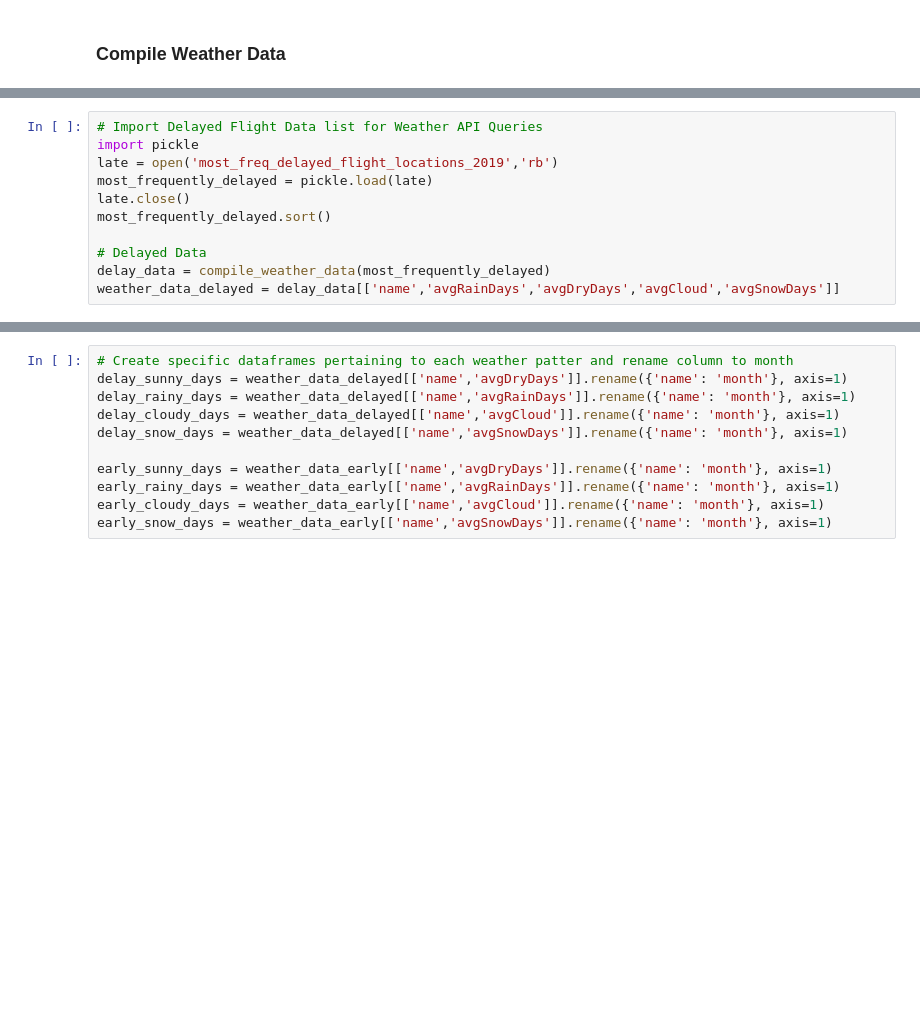
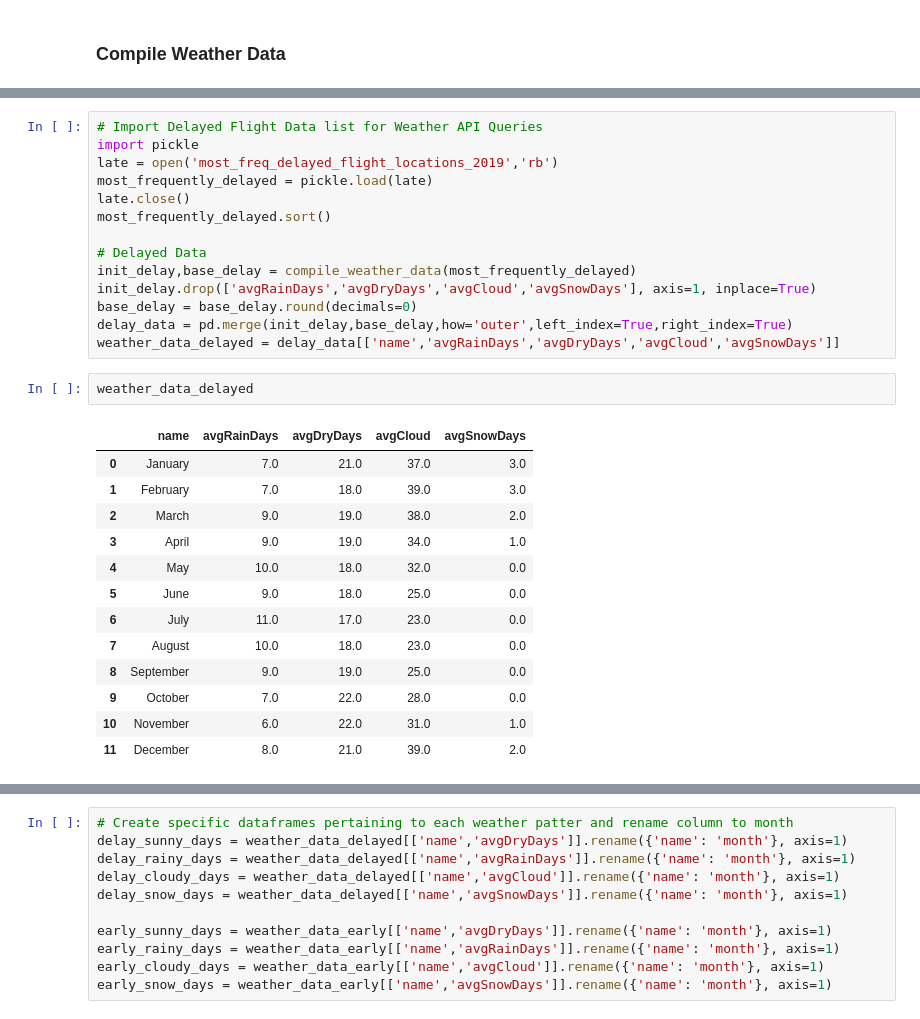
Before and after one commit to Ryearwood/Midterm_Project_Lighthouse_Labs_2021, a Jupyter notebook: Weather API.ipynb, the cells around one changed output, grey strips where cells are left out. Saved outputs shown, nothing was run; the diff lists cells and outputs as text; blank space fills up the shorter version.

```diff
--- a/Weather API.ipynb
+++ b/Weather API.ipynb
@@ -74,8 +99,27 @@ late.close()
 most_frequently_delayed.sort()
 
 # Delayed Data
-delay_data = compile_weather_data(most_frequently_delayed)
+init_delay,base_delay = compile_weather_data(most_frequently_delayed)
+init_delay.drop(['avgRainDays','avgDryDays','avgCloud','avgSnowDays'], axis=1, inplace=True)
+base_delay = base_delay.round(decimals=0)
+delay_data = pd.merge(init_delay,base_delay,how='outer',left_index=True,right_index=True)
 weather_data_delayed = delay_data[['name','avgRainDays','avgDryDays','avgCloud','avgSnowDays']]
+# %%
+weather_data_delayed
+# %% [output]
+|  | name | avgRainDays | avgDryDays | avgCloud | avgSnowDays |
+| 0 | January | 7.0 | 21.0 | 37.0 | 3.0 |
+| 1 | February | 7.0 | 18.0 | 39.0 | 3.0 |
+| 2 | March | 9.0 | 19.0 | 38.0 | 2.0 |
+| 3 | April | 9.0 | 19.0 | 34.0 | 1.0 |
+| 4 | May | 10.0 | 18.0 | 32.0 | 0.0 |
+| 5 | June | 9.0 | 18.0 | 25.0 | 0.0 |
+| 6 | July | 11.0 | 17.0 | 23.0 | 0.0 |
+| 7 | August | 10.0 | 18.0 | 23.0 | 0.0 |
+| 8 | September | 9.0 | 19.0 | 25.0 | 0.0 |
+| 9 | October | 7.0 | 22.0 | 28.0 | 0.0 |
+| 10 | November | 6.0 | 22.0 | 31.0 | 1.0 |
+| 11 | December | 8.0 | 21.0 | 39.0 | 2.0 |
 # %%
 # Change month names to numeric values
 weather_data_early['name'] = pd.to_datetime(weather_data_early.name, format='%B').dt.month
```
Also changed, not shown: parts of 9 cells of this notebook.
